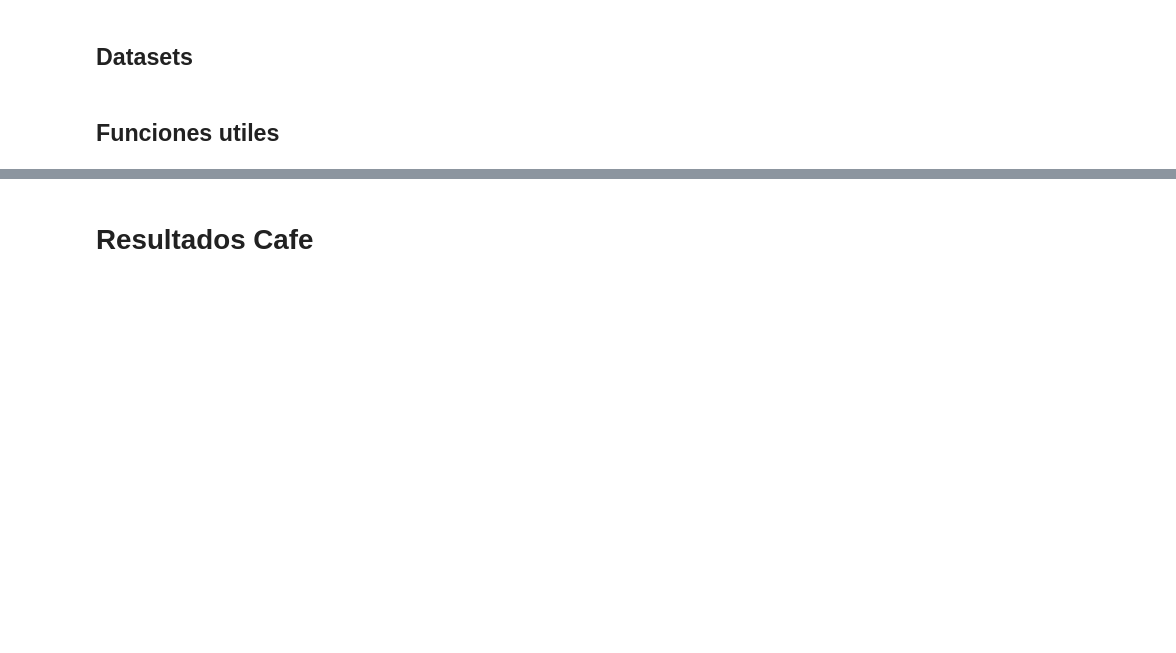
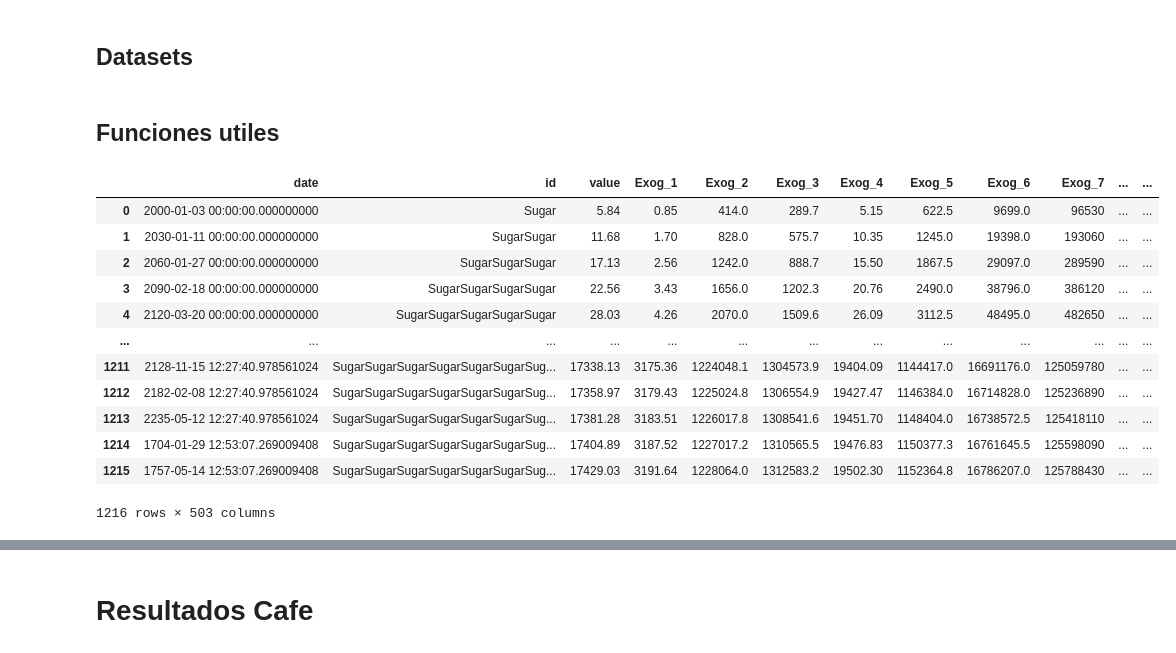
Before and after one commit to FranciscoSotoU/Time-Series-Library, a Jupyter notebook: exploration copy.ipynb, the cells around one changed output, grey strips where cells are left out. Cells and saved outputs as stored; diff of their text form; code cells hidden in the pictures; blank space fills up the shorter version.

```diff
--- a/exploration copy.ipynb
+++ b/exploration copy.ipynb
@@ -25,4 +25,20 @@ sugar_results_df =  pd.read_csv(datasets_path+ 'Sugar_500Exog_results.csv')
 coffee_df_plot = sugar_df
 coffee_df_plot['date'] = pd.to_datetime(coffee_df_plot['date'])
 coffee_df_plot =coffee_df_plot.set_index('date')
+# %%
+sugar_df.cumsum()
+# %% [output]
+|  | date | id | value | Exog_1 | Exog_2 | Exog_3 | Exog_4 | Exog_5 | Exog_6 | Exog_7 | ... | ... |
+| 0 | 2000-01-03 00:00:00.000000000 | Sugar | 5.84 | 0.85 | 414.0 | 289.7 | 5.15 | 622.5 | 9699.0 | 96530 | ... | ... |
+| 1 | 2030-01-11 00:00:00.000000000 | SugarSugar | 11.68 | 1.70 | 828.0 | 575.7 | 10.35 | 1245.0 | 19398.0 | 193060 | ... | ... |
+| 2 | 2060-01-27 00:00:00.000000000 | SugarSugarSugar | 17.13 | 2.56 | 1242.0 | 888.7 | 15.50 | 1867.5 | 29097.0 | 289590 | ... | ... |
+| 3 | 2090-02-18 00:00:00.000000000 | SugarSugarSugarSugar | 22.56 | 3.43 | 1656.0 | 1202.3 | 20.76 | 2490.0 | 38796.0 | 386120 | ... | ... |
+| 4 | 2120-03-20 00:00:00.000000000 | SugarSugarSugarSugarSugar | 28.03 | 4.26 | 2070.0 | 1509.6 | 26.09 | 3112.5 | 48495.0 | 482650 | ... | ... |
+| ... | ... | ... | ... | ... | ... | ... | ... | ... | ... | ... | ... | ... |
+| 1211 | 2128-11-15 12:27:40.978561024 | SugarSugarSugarSugarSugarSugarSug... | 17338.13 | 3175.36 | 1224048.1 | 1304573.9 | 19404.09 | 1144417.0 | 16691176.0 | 125059780 | ... | ... |
+| 1212 | 2182-02-08 12:27:40.978561024 | SugarSugarSugarSugarSugarSugarSug... | 17358.97 | 3179.43 | 1225024.8 | 1306554.9 | 19427.47 | 1146384.0 | 16714828.0 | 125236890 | ... | ... |
+| 1213 | 2235-05-12 12:27:40.978561024 | SugarSugarSugarSugarSugarSugarSug... | 17381.28 | 3183.51 | 1226017.8 | 1308541.6 | 19451.70 | 1148404.0 | 16738572.5 | 125418110 | ... | ... |
+| 1214 | 1704-01-29 12:53:07.269009408 | SugarSugarSugarSugarSugarSugarSug... | 17404.89 | 3187.52 | 1227017.2 | 1310565.5 | 19476.83 | 1150377.3 | 16761645.5 | 125598090 | ... | ... |
+| 1215 | 1757-05-14 12:53:07.269009408 | SugarSugarSugarSugarSugarSugarSug... | 17429.03 | 3191.64 | 1228064.0 | 1312583.2 | 19502.30 | 1152364.8 | 16786207.0 | 125788430 | ... | ... |
+1216 rows × 503 columns
 # %%
```
Also changed, not shown: parts of 2 cells of this notebook, 5 other files.
